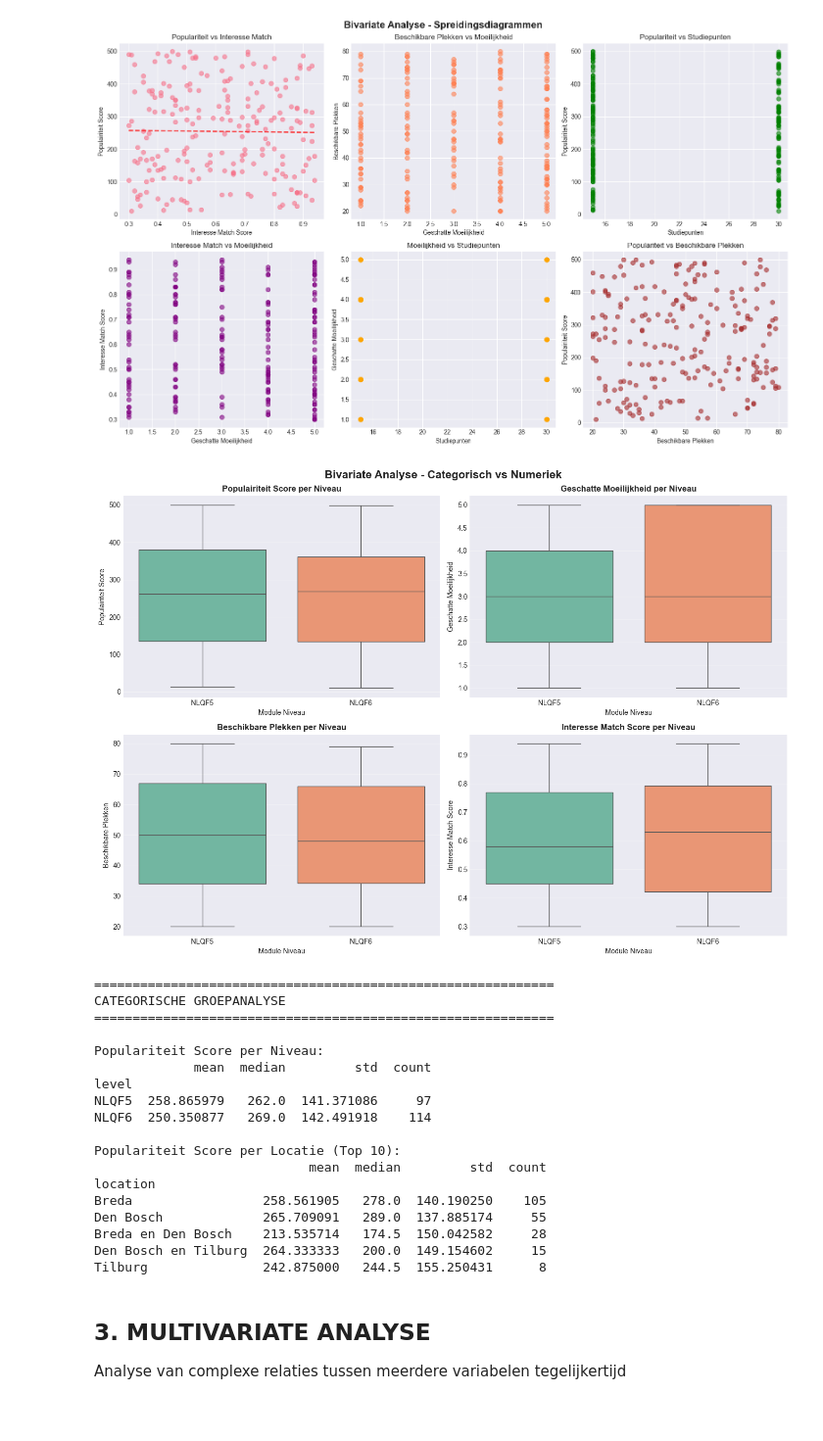
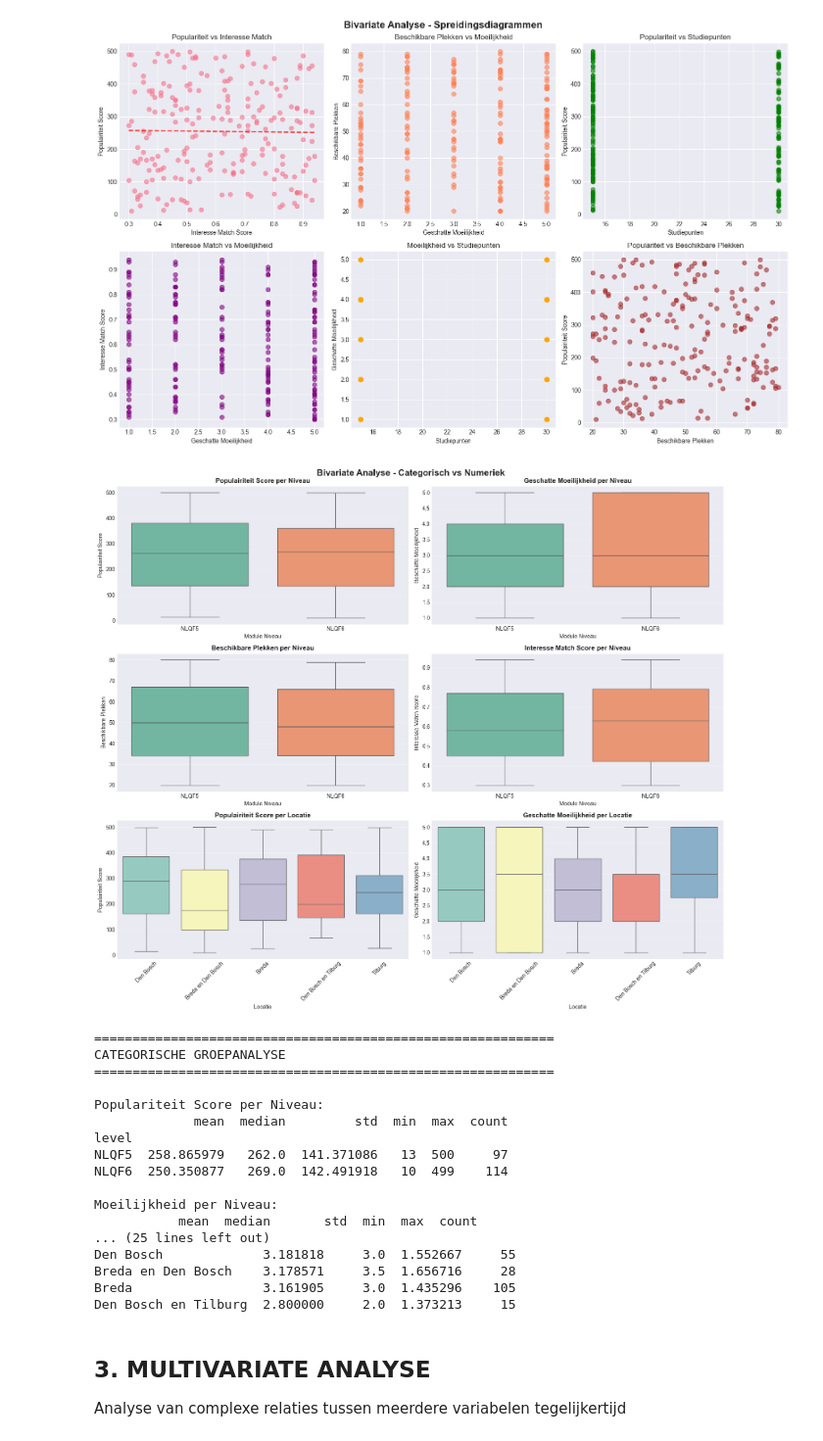
Before and after one commit to BoyanKloosterman/AI-Prototype, a Jupyter notebook: eda_overview.ipynb, the cells around one changed output. Shown at 98% size. Cells and saved outputs as stored; diff of their text form; code cells hidden in the pictures; blank space fills up the shorter version.

```diff
--- a/eda_overview.ipynb
+++ b/eda_overview.ipynb
@@ -275,7 +276,7 @@ plt.show()
 [figure]
 # %%
 # 2.3 BOXPLOTS - Categorische vs Numerieke Relaties
-fig, axes = plt.subplots(2, 2, figsize=(14, 10))
+fig, axes = plt.subplots(3, 2, figsize=(16, 14))
 fig.suptitle('Bivariate Analyse - Categorisch vs Numeriek', fontsize=16, fontweight='bold')
 
 # Populariteit per Niveau
@@ -287,55 +288,81 @@ axes[0, 0].grid(axis='y', alpha=0.3)
 
 # Moeilijkheid per Niveau
 sns.boxplot(data=df, x='level', y='estimated_difficulty', ax=axes[0, 1], palette='Set2')
 axes[0, 1].set_title('Geschatte Moeilijkheid per Niveau', fontweight='bold')
 axes[0, 1].set_xlabel('Module Niveau')
 axes[0, 1].set_ylabel('Geschatte Moeilijkheid')
 axes[0, 1].grid(axis='y', alpha=0.3)
 
 # Beschikbare Plekken per Niveau
 sns.boxplot(data=df, x='level', y='available_spots', ax=axes[1, 0], palette='Set2')
 axes[1, 0].set_title('Beschikbare Plekken per Niveau', fontweight='bold')
 axes[1, 0].set_xlabel('Module Niveau')
 axes[1, 0].set_ylabel('Beschikbare Plekken')
 axes[1, 0].grid(axis='y', alpha=0.3)
 
 # Interesse Match per Niveau
 sns.boxplot(data=df, x='level', y='interests_match_score', ax=axes[1, 1], palette='Set2')
 axes[1, 1].set_title('Interesse Match Score per Niveau', fontweight='bold')
 axes[1, 1].set_xlabel('Module Niveau')
 axes[1, 1].set_ylabel('Interesse Match Score')
 axes[1, 1].grid(axis='y', alpha=0.3)
 
+# Populariteit per Locatie
+sns.boxplot(data=df, x='location', y='popularity_score', ax=axes[2, 0], palette='Set3')
+axes[2, 0].set_title('Populairiteit Score per Locatie', fontweight='bold')
+axes[2, 0].set_xlabel('Locatie')
+axes[2, 0].set_ylabel('Populairiteit Score')
+axes[2, 0].tick_params(axis='x', rotation=45)
+axes[2, 0].grid(axis='y', alpha=0.3)
+
+# Moeilijkheid per Locatie
+sns.boxplot(data=df, x='location', y='estimated_difficulty', ax=axes[2, 1], palette='Set3')
+axes[2, 1].set_title('Geschatte Moeilijkheid per Locatie', fontweight='bold')
+axes[2, 1].set_xlabel('Locatie')
+axes[2, 1].set_ylabel('Geschatte Moeilijkheid')
+axes[2, 1].tick_params(axis='x', rotation=45)
+axes[2, 1].grid(axis='y', alpha=0.3)
+
 plt.tight_layout()
 plt.show()
 
 print("\n" + "=" * 60)
 print("CATEGORISCHE GROEPANALYSE")
 print("=" * 60)
 print("\nPopulariteit Score per Niveau:")
-print(df.groupby('level')['popularity_score'].agg(['mean', 'median', 'std', 'count']))
-print("\nPopulariteit Score per Locatie (Top 10):")
-print(df.groupby('location')['popularity_score'].agg(['mean', 'median', 'std', 'count']).sort_values('count', ascending=False).head(10))
+print(df.groupby('level')['popularity_score'].agg(['mean', 'median', 'std', 'min', 'max', 'count']))
+
+print("\nMoeilijkheid per Niveau:")
+print(df.groupby('level')['estimated_difficulty'].agg(['mean', 'median', 'std', 'min', 'max', 'count']))
+
+print("\nBeschikbare Plekken per Niveau:")
+print(df.groupby('level')['available_spots'].agg(['mean', 'median', 'std', 'min', 'max', 'count']))
+
+print("\n" + "-" * 60)
+print("\nPopulariteit Score per Locatie:")
+print(df.groupby('location')['popularity_score'].agg(['mean', 'median', 'std', 'count']).sort_values('mean', ascending=False))
+
+print("\nMoeilijkheid per Locatie:")
+print(df.groupby('location')['estimated_difficulty'].agg(['mean', 'median', 'std', 'count']).sort_values('mean', ascending=False))
 # %% [output]
-[figure, old version]
+[figure, new version]
 ============================================================
 CATEGORISCHE GROEPANALYSE
 ============================================================
 
 Populariteit Score per Niveau:
-             mean  median         std  count
+             mean  median         std  min  max  count
 level
-NLQF5  258.865979   262.0  141.371086     97
-NLQF6  250.350877   269.0  142.491918    114
+NLQF5  258.865979   262.0  141.371086   13  500     97
+NLQF6  250.350877   269.0  142.491918   10  499    114
 
-Populariteit Score per Locatie (Top 10):
-                            mean  median         std  count
-location
-Breda                 258.561905   278.0  140.190250    105
-Den Bosch             265.709091   289.0  137.885174     55
-Breda en Den Bosch    213.535714   174.5  150.042582     28
-Den Bosch en Tilburg  264.333333   200.0  149.154602     15
-Tilburg               242.875000   244.5  155.250431      8
+Moeilijkheid per Niveau:
+           mean  median       std  min  max  count
+... (25 lines left out)
+Den Bosch             3.181818     3.0  1.552667     55
+Breda en Den Bosch    3.178571     3.5  1.656716     28
+Breda                 3.161905     3.0  1.435296    105
+Den Bosch en Tilburg  2.800000     2.0  1.373213     15
 # %% [markdown]
 ## 3. MULTIVARIATE ANALYSE
 Analyse van complexe relaties tussen meerdere variabelen tegelijkertijd
```
Also changed, not shown: parts of 2 cells of this notebook.
